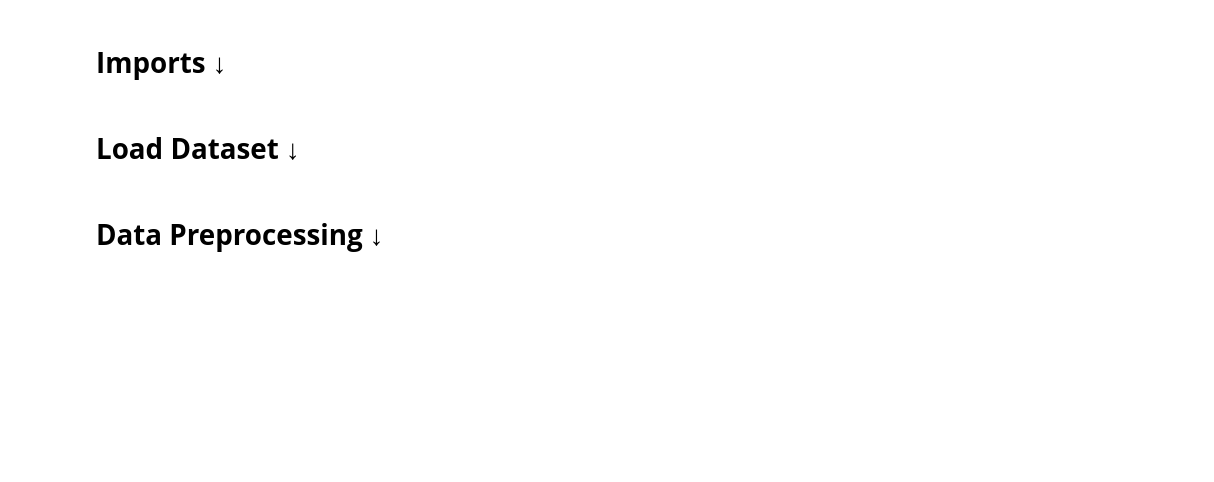
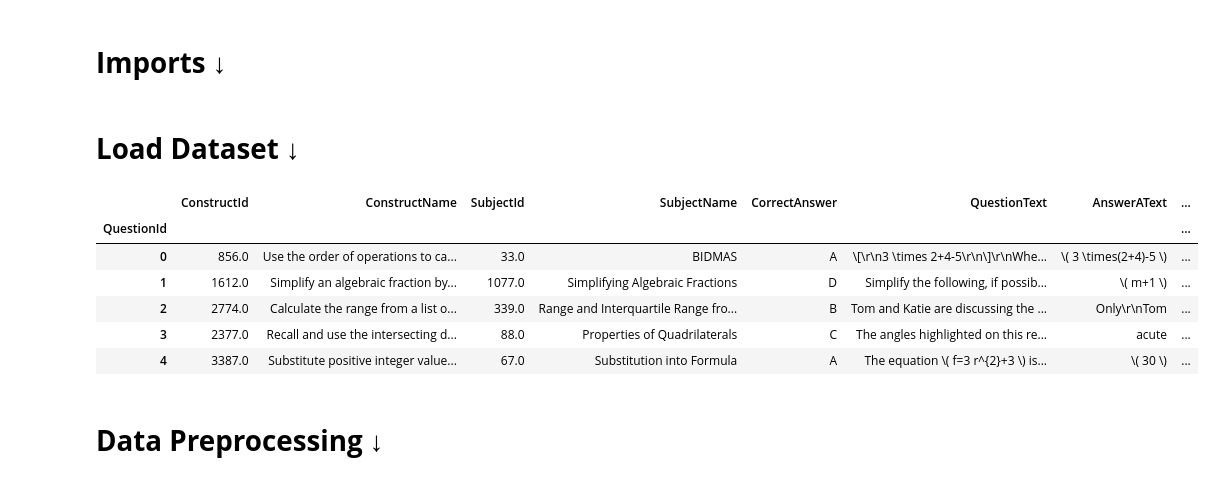
Before and after one commit to BaderKhalil/Project3-1-Group-5, a Jupyter notebook: models/Random-Forest.ipynb, the cells around one changed output. Saved outputs shown, nothing was run; the diff lists cells and outputs as text; code cells hidden in the pictures; blank space fills up the shorter version.

```diff
--- a/models/Random-Forest.ipynb
+++ b/models/Random-Forest.ipynb
@@ -23,17 +23,25 @@ from sklearn.model_selection import GridSearchCV
 # %% [markdown]
 # **Load Dataset &#8595;**
 # %%
-DATA_PATH = "/kaggle/input/eedi-mining-misconceptions-in-mathematics"
-EXTERNAL_DATA_PATH = "/kaggle/input/eedi-external-dataset"
+DATA_PATH = "datasets/eedi-mining-misconceptions-in-mathematics"
+EXTERNAL_DATA_PATH = "datasets/eedi-external-dataset"
 
 # train_df = pd.read_csv(f'{DATA_PATH}/train.csv', index_col='QuestionId')
 train_df = pd.read_csv(f'{EXTERNAL_DATA_PATH}/all_train.csv', index_col='QuestionId') #this contains the original dataset + an external dataset generated by a LLM
 test_df = pd.read_csv(f'{DATA_PATH}/test.csv')
 misconceptions_df = pd.read_csv(f'{DATA_PATH}/misconception_mapping.csv')
 
 pd.options.display.max_colwidth = 300
 display(train_df.head(5))
 pd.options.display.max_colwidth = 50
+# %% [output]
+|  | ConstructId | ConstructName | SubjectId | SubjectName | CorrectAnswer | QuestionText | AnswerAText | ... |
+| QuestionId |  |  |  |  |  |  |  | ... |
+| 0 | 856.0 | Use the order of operations to ca... | 33.0 | BIDMAS | A | \[\r\n3 \times 2+4-5\r\n\]\r\nWhe... | \( 3 \times(2+4)-5 \) | ... |
+| 1 | 1612.0 | Simplify an algebraic fraction by... | 1077.0 | Simplifying Algebraic Fractions | D | Simplify the following, if possib... | \( m+1 \) | ... |
+| 2 | 2774.0 | Calculate the range from a list o... | 339.0 | Range and Interquartile Range fro... | B | Tom and Katie are discussing the ... | Only\r\nTom | ... |
+| 3 | 2377.0 | Recall and use the intersecting d... | 88.0 | Properties of Quadrilaterals | C | The angles highlighted on this re... | acute | ... |
+| 4 | 3387.0 | Substitute positive integer value... | 67.0 | Substitution into Formula | A | The equation \( f=3 r^{2}+3 \) is... | \( 30 \) | ... |
 # %% [markdown]
 # **Data Preprocessing &#8595;**
 # %%
```
Also changed, not shown: parts of 7 cells of this notebook.
